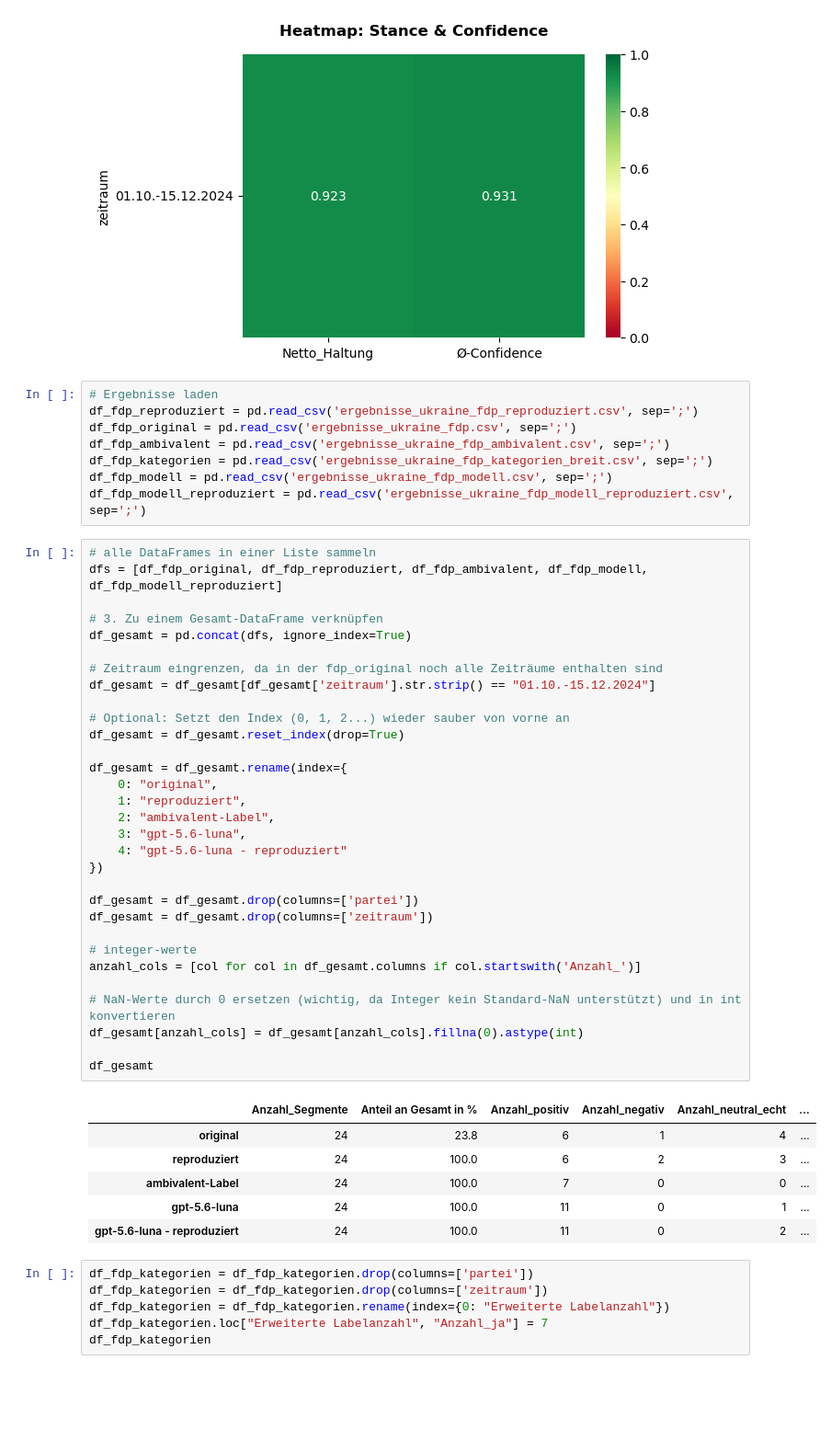
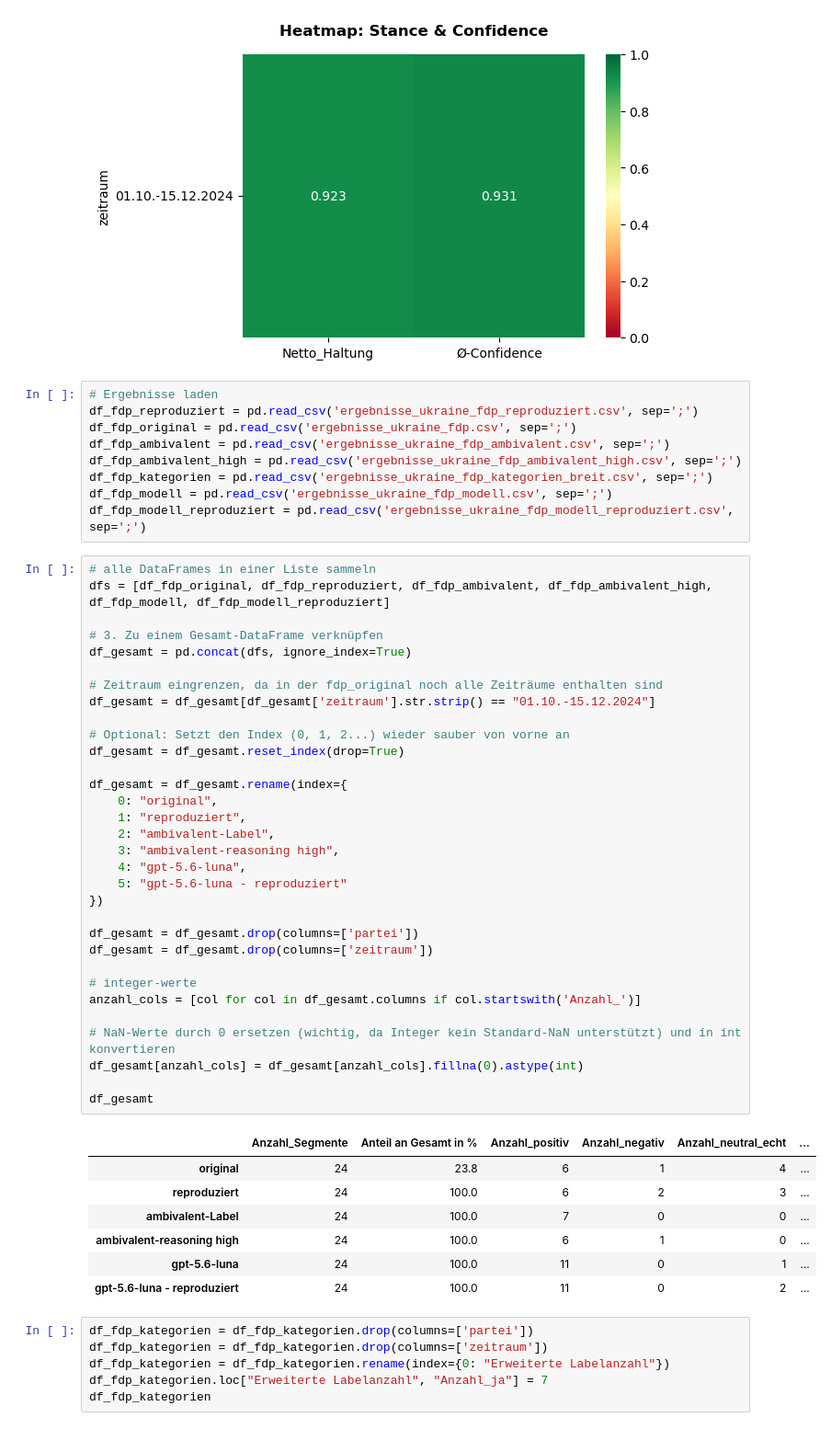
Before and after one commit to hlohr/masterarbeit_politische_konsistenz, a Jupyter notebook: codes/für Kapitel 6/Ukraine/FDP-Auswertungen/Kapitel 6 FDP-Ukraine-Analysen.ipynb, the cells around one changed output. Shown at 92% size. Saved outputs shown, nothing was run; the diff lists cells and outputs as text; blank space fills up the shorter version.

```diff
--- a/codes/für Kapitel 6/Ukraine/FDP-Auswertungen/Kapitel 6 FDP-Ukraine-Analysen.ipynb
+++ b/codes/für Kapitel 6/Ukraine/FDP-Auswertungen/Kapitel 6 FDP-Ukraine-Analysen.ipynb
@@ -1254,45 +1475,48 @@ Stances und Explanations erfolgreich gespeichert!
 df_fdp_reproduziert = pd.read_csv('ergebnisse_ukraine_fdp_reproduziert.csv', sep=';')
 df_fdp_original = pd.read_csv('ergebnisse_ukraine_fdp.csv', sep=';')
 df_fdp_ambivalent = pd.read_csv('ergebnisse_ukraine_fdp_ambivalent.csv', sep=';')
+df_fdp_ambivalent_high = pd.read_csv('ergebnisse_ukraine_fdp_ambivalent_high.csv', sep=';')
 df_fdp_kategorien = pd.read_csv('ergebnisse_ukraine_fdp_kategorien_breit.csv', sep=';')
 df_fdp_modell = pd.read_csv('ergebnisse_ukraine_fdp_modell.csv', sep=';')
 df_fdp_modell_reproduziert = pd.read_csv('ergebnisse_ukraine_fdp_modell_reproduziert.csv', sep=';')
 # %%
 # alle DataFrames in einer Liste sammeln
-dfs = [df_fdp_original, df_fdp_reproduziert, df_fdp_ambivalent, df_fdp_modell, df_fdp_modell_reproduziert]
+dfs = [df_fdp_original, df_fdp_reproduziert, df_fdp_ambivalent, df_fdp_ambivalent_high, df_fdp_modell, df_fdp_modell_reproduziert]
 
 # 3. Zu einem Gesamt-DataFrame verknüpfen
 df_gesamt = pd.concat(dfs, ignore_index=True)
 
 # Zeitraum eingrenzen, da in der fdp_original noch alle Zeiträume enthalten sind
 df_gesamt = df_gesamt[df_gesamt['zeitraum'].str.strip() == "01.10.-15.12.2024"]
 
 # Optional: Setzt den Index (0, 1, 2...) wieder sauber von vorne an
 df_gesamt = df_gesamt.reset_index(drop=True)
 
 df_gesamt = df_gesamt.rename(index={
     0: "original",
     1: "reproduziert",
     2: "ambivalent-Label",
-    3: "gpt-5.6-luna",
-    4: "gpt-5.6-luna - reproduziert"
+    3: "ambivalent-reasoning high",
+    4: "gpt-5.6-luna",
+    5: "gpt-5.6-luna - reproduziert"
 })
 
 df_gesamt = df_gesamt.drop(columns=['partei'])
 df_gesamt = df_gesamt.drop(columns=['zeitraum'])
 
 # integer-werte
 anzahl_cols = [col for col in df_gesamt.columns if col.startswith('Anzahl_')]
 
 # NaN-Werte durch 0 ersetzen (wichtig, da Integer kein Standard-NaN unterstützt) und in int konvertieren
 df_gesamt[anzahl_cols] = df_gesamt[anzahl_cols].fillna(0).astype(int)
 
 df_gesamt
 # %% [output]
 |  | Anzahl_Segmente | Anteil an Gesamt in % | Anzahl_positiv | Anzahl_negativ | Anzahl_neutral_echt | ... |
 | original | 24 | 23.8 | 6 | 1 | 4 | ... |
 | reproduziert | 24 | 100.0 | 6 | 2 | 3 | ... |
 | ambivalent-Label | 24 | 100.0 | 7 | 0 | 0 | ... |
+| ambivalent-reasoning high | 24 | 100.0 | 6 | 1 | 0 | ... |
 | gpt-5.6-luna | 24 | 100.0 | 11 | 0 | 1 | ... |
 | gpt-5.6-luna - reproduziert | 24 | 100.0 | 11 | 0 | 2 | ... |
 # %%
```
Also changed, not shown: parts of 4 cells of this notebook, 9 other files.
